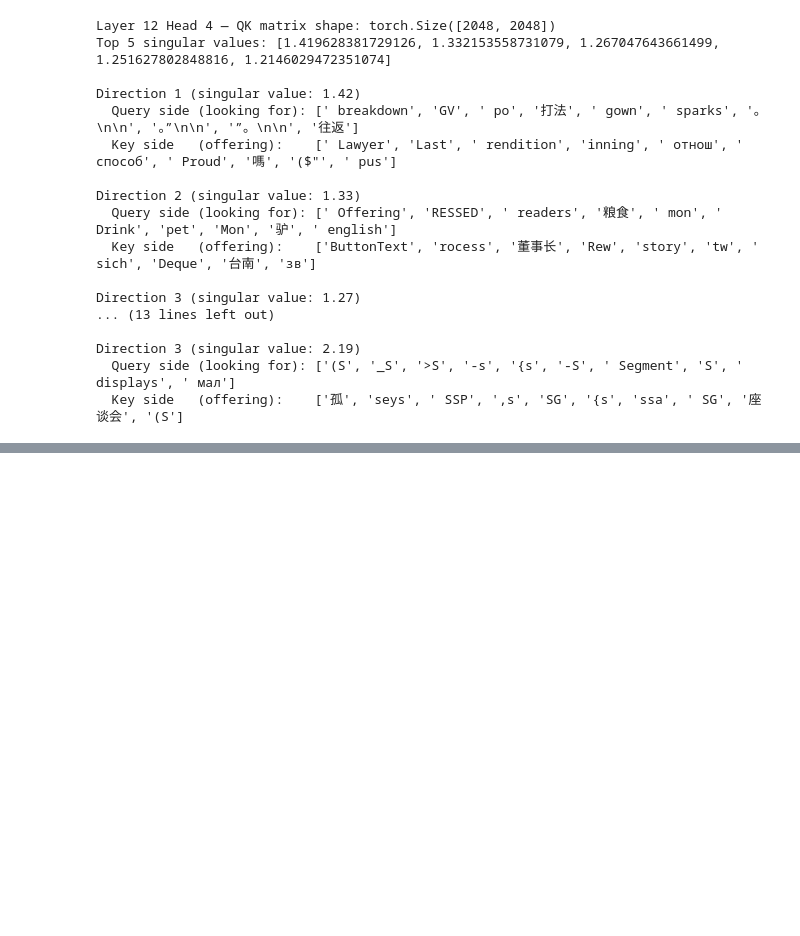
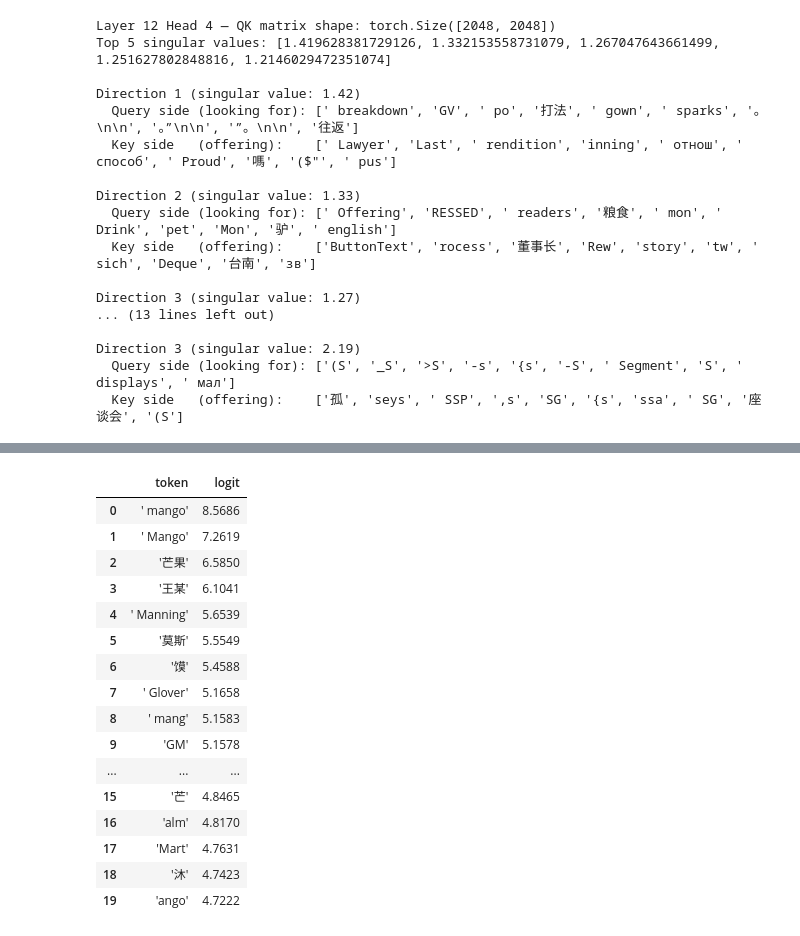
Before and after one commit to metarun/Mechanistic-Interpretability-Exploration, a Jupyter notebook: Activation_Patching_.ipynb, the cells around one changed output, grey strips where cells are left out. Cells and saved outputs as stored; diff of their text form; code cells hidden in the pictures; blank space fills up the shorter version.

```diff
--- a/Activation_Patching_.ipynb
+++ b/Activation_Patching_.ipynb
@@ -1410,0 +1921,22 @@ plot_attention_pattern(model, corrupted_prompt, layer=12, heads=[4])
+# %%
+# # Step 3 — what is a specific head actually saying
+df_tokens = compute_single_head_dla(model, clean_cache, layer=17, head=5)
+df_tokens
+# %% [output]
+|  | token | logit |
+| 0 | ' mango' | 8.5686 |
+| 1 | ' Mango' | 7.2619 |
+| 2 | '芒果' | 6.5850 |
+| 3 | '王某' | 6.1041 |
+| 4 | ' Manning' | 5.6539 |
+| 5 | '莫斯' | 5.5549 |
+| 6 | '馍' | 5.4588 |
+| 7 | ' Glover' | 5.1658 |
+| 8 | ' mang' | 5.1583 |
+| 9 | 'GM' | 5.1578 |
+| ... | ... | ... |
+| 15 | '芒' | 4.8465 |
+| 16 | 'alm' | 4.8170 |
+| 17 | 'Mart' | 4.7631 |
+| 18 | '沐' | 4.7423 |
+| 19 | 'ango' | 4.7222 |
```
Also changed, not shown: parts of 30 cells of this notebook.
